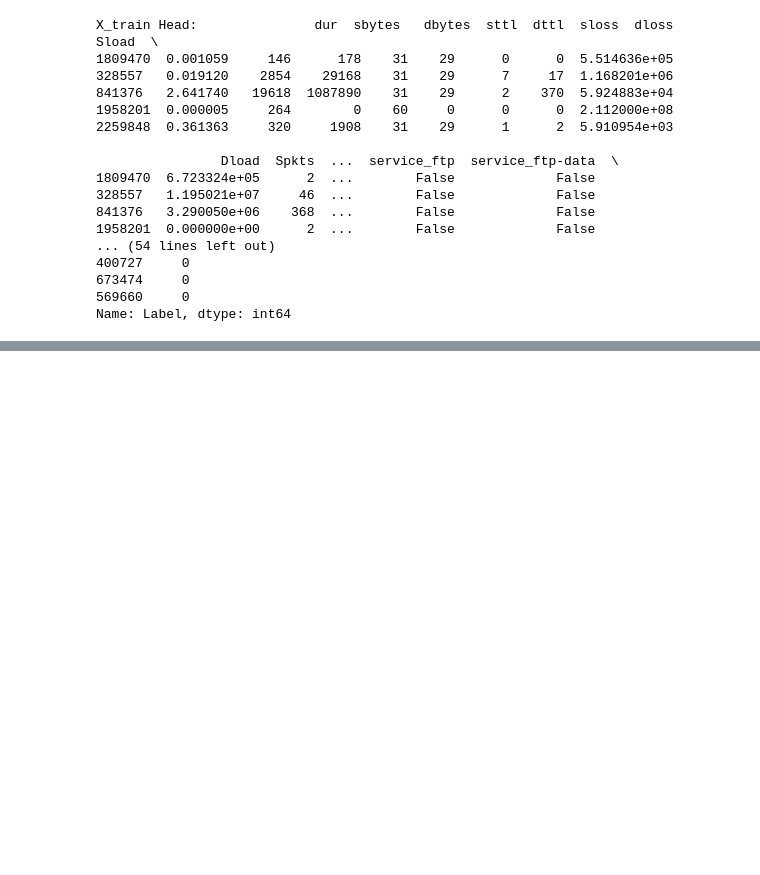
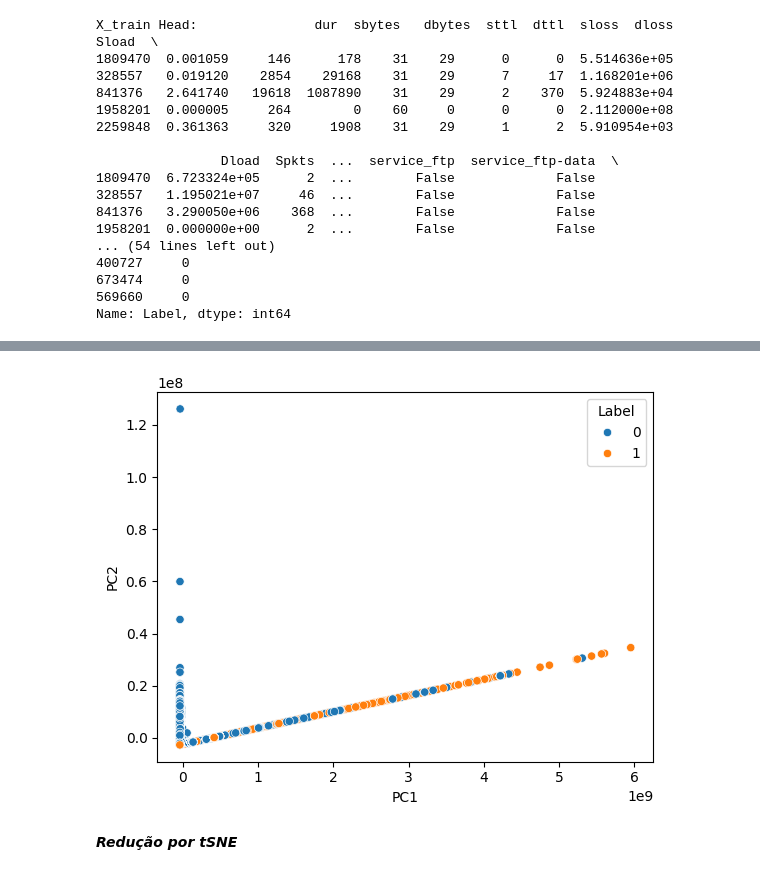
Before and after one commit to bgvg/especializacao-cienciadados-ufmg, a Jupyter notebook: atividade_2.ipynb, the cells around one changed output, grey strips where cells are left out. Drawn from its saved outputs; the diff is of its cells as text; code cells hidden in the pictures; blank space fills up the shorter version.

Commit message:
Preprocessing and modelling

```diff
--- a/atividade_2.ipynb
+++ b/atividade_2.ipynb
@@ -591,0 +800,7 @@ df_xtrain_std.head()
+# %%
+pca = PCA(n_components=2)
+fit_pca = pca.fit_transform(preproc_data)
+# %%
+df_pca = pd.DataFrame(fit_pca, columns=['PC1','PC2'])
+df_pca_labeled = pd.concat([df_pca,data['Label']],axis=1)
+print(df_pca_labeled)
@@ -591,0 +822,11 @@ df_xtrain_std.head()
+# %%
+sns.scatterplot(
+    data=df_pca_labeled,
+    x='PC1',
+    y='PC2',
+    hue='Label'
+);
+# %% [output]
+[figure, added]
+# %% [markdown]
+***Redução por tSNE***
```
Also changed, not shown: parts of 64 cells of this notebook.
